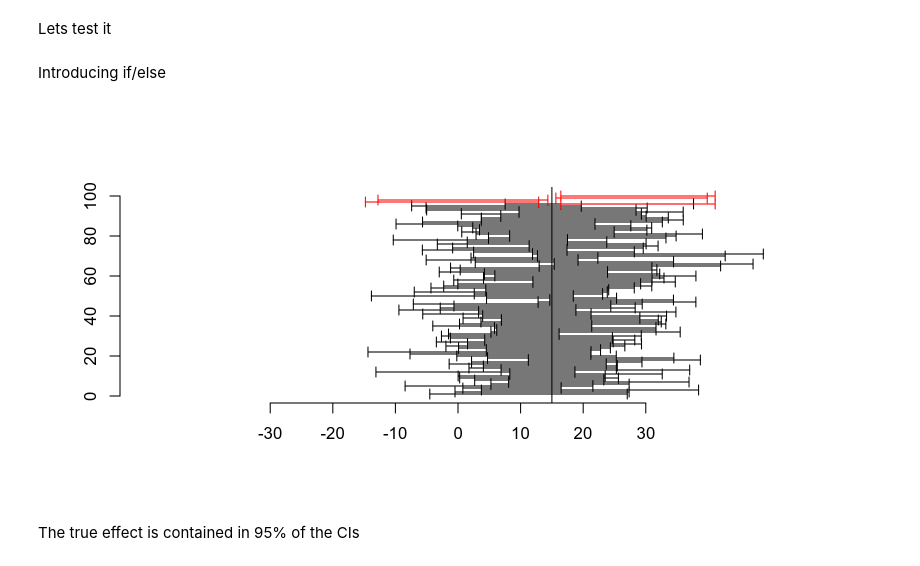
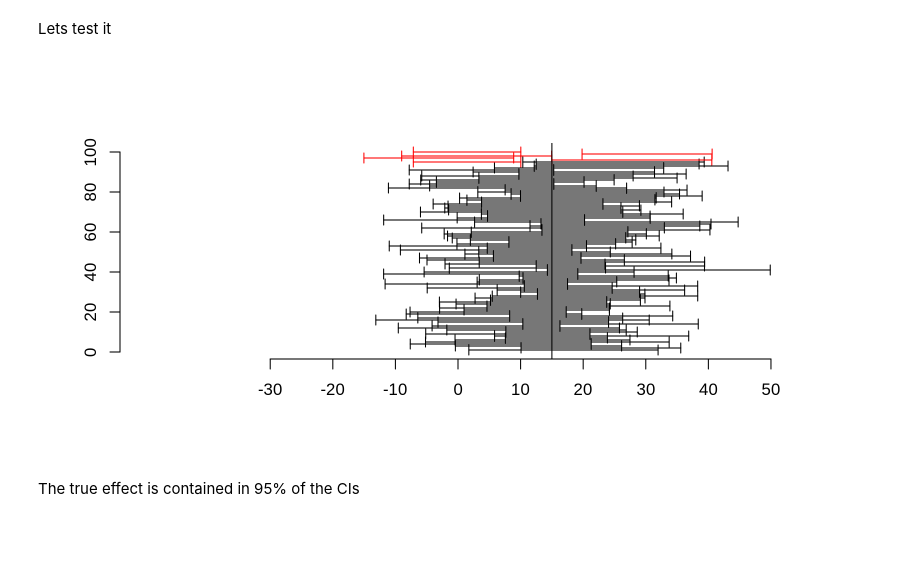
Before and after one commit to GWeindel/lecture_R, a Jupyter notebook: lecture_part-2.ipynb, the cells around one changed output. Drawn from its saved outputs; the diff is of its cells as text; code cells hidden in the pictures; blank space fills up the shorter version.

```diff
--- a/lecture_part-2.ipynb
+++ b/lecture_part-2.ipynb
@@ -229,33 +229,23 @@ for (i in 1:n_rep){
     grp2 = rnorm(n_per_group, mean_iq-std_iq, std_iq)#H1 is true
     matrix_ci_values <- rbind(matrix_ci_values,matrix(c(t.test(grp1,grp2)$conf.int[1],t.test(grp1,grp2)$conf.int[2]), ncol=2,nrow=1) )
 }
+ci_corr = matrix_ci_values[(std_iq >= matrix_ci_values[,1]) & (std_iq <= matrix_ci_values[,2]),]#true included in CI
+ci_incorr = matrix_ci_values[(std_iq >= matrix_ci_values[,2]) | (std_iq <= matrix_ci_values[,1]),]#true not included in CI
-# %% [markdown]
-Introducing if/else
-# %%
-ci_corr = NULL
-ci_incorr = NULL
-for (row in 1:nrow(matrix_ci_values)){ #Iterate through rows, Dirty but pedagogical
-        if (std_iq %in% round(seq(matrix_ci_values[row,1],matrix_ci_values[row,2]))){
-            ci_corr <- rbind(ci_corr, matrix_ci_values[row,])
-        } else {
-            ci_incorr <- rbind(ci_incorr, matrix_ci_values[row,])
-        }
-}
 # %%
 #Graphical  parameters
 plot.new()
 plot.window(xlim=c(-50,50), ylim=c(0.5, 100+.5), ylab="a")
-axis(1, at=seq(-30, 30, by=10))
+axis(1, at=seq(-30, 50, by=10))
 axis(2, at=seq(0, 100, by=20))
 
 #Plotting correct CI vs incorrect
 arrows(ci_corr[,1], 1:nrow(ci_corr), ci_corr[,2], 1:nrow(ci_corr), code=3, length=0.05, angle=90)
 arrows(ci_incorr[,1], nrow(ci_corr):(nrow(ci_incorr)+nrow(ci_corr)), ci_incorr[,2],
        nrow(ci_corr):(nrow(ci_incorr)+nrow(ci_corr)), code=3, length=0.05, angle=90,col="red")
 #Plotting true effect as a line
 abline(v=std_iq)
 # %% [output]
-[figure, old version]
+[figure, new version]
 # %% [markdown]
 The true effect is contained in 95\% of the CIs
 # %% [markdown]
```
Also changed, not shown: parts of 26 cells of this notebook, 1 other file.
